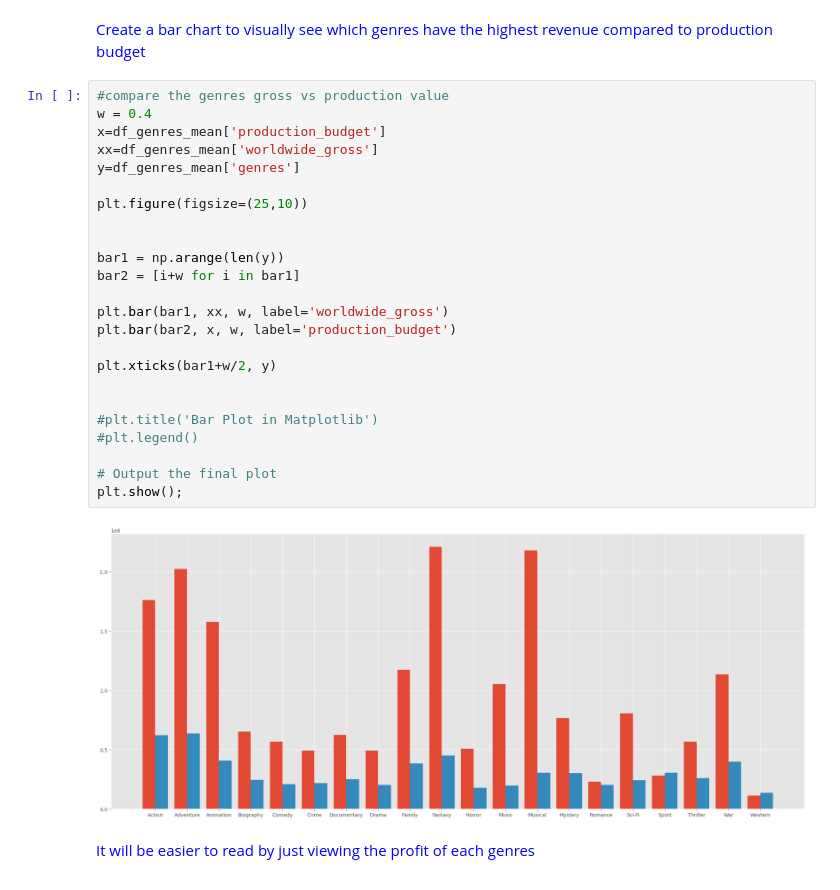
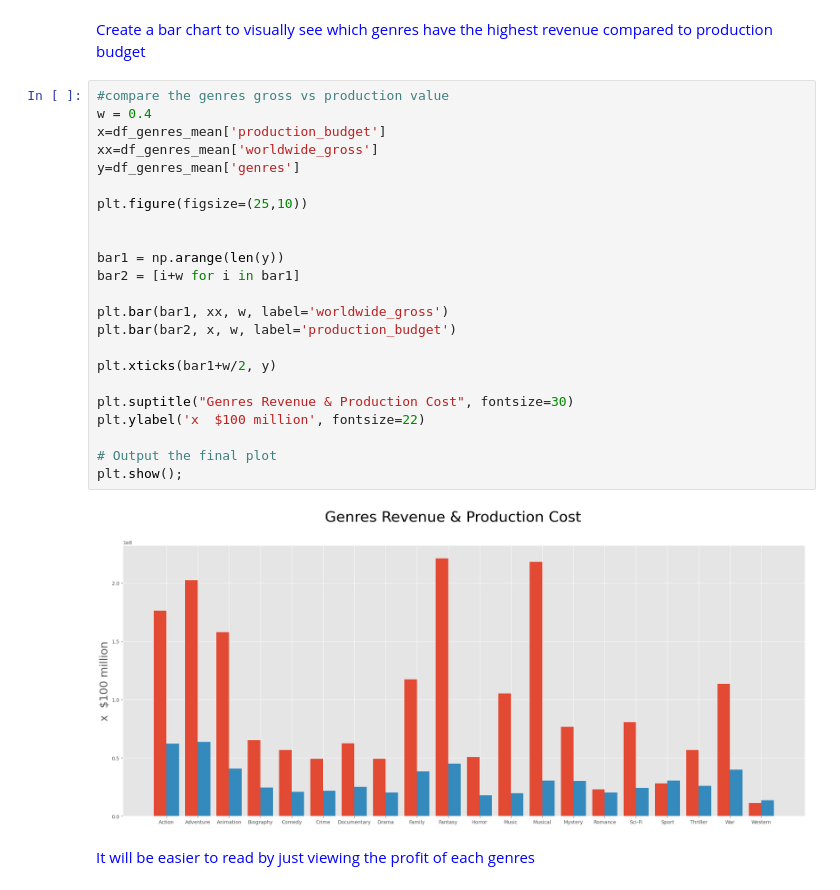
Before and after one commit to Warren-Morelli/-Movie-Analysis-for-Microsoft, a Jupyter notebook: Final Notebook, Factors That Determine a Successful Film.ipynb, the cells around one changed output. Cells and saved outputs as stored; diff of their text form.

```diff
--- a/Final Notebook, Factors That Determine a Successful Film.ipynb
+++ b/Final Notebook, Factors That Determine a Successful Film.ipynb
@@ -264,29 +265,28 @@ df_genres_mean.head(3)
 # %%
 #compare the genres gross vs production value
 w = 0.4
 x=df_genres_mean['production_budget']
 xx=df_genres_mean['worldwide_gross']
 y=df_genres_mean['genres']
 
 plt.figure(figsize=(25,10))
 
 
 bar1 = np.arange(len(y))
 bar2 = [i+w for i in bar1]
 
 plt.bar(bar1, xx, w, label='worldwide_gross')
 plt.bar(bar2, x, w, label='production_budget')
 
 plt.xticks(bar1+w/2, y)
 
-
-#plt.title('Bar Plot in Matplotlib')
-#plt.legend()
+plt.suptitle("Genres Revenue & Production Cost", fontsize=30)
+plt.ylabel('x  $100 million', fontsize=22)
 
 # Output the final plot
 plt.show();
 # %% [output]
-[figure, old version]
+[figure, new version]
 # %% [markdown]
 <font color=blue>It will be easier to read by just viewing the profit of each genres </font>
 # %%
```
Also changed, not shown: parts of 9 cells of this notebook, 5 other files.
